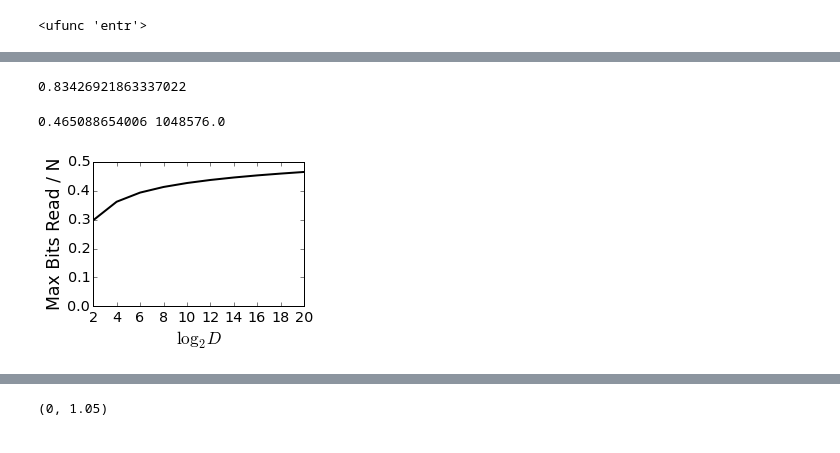
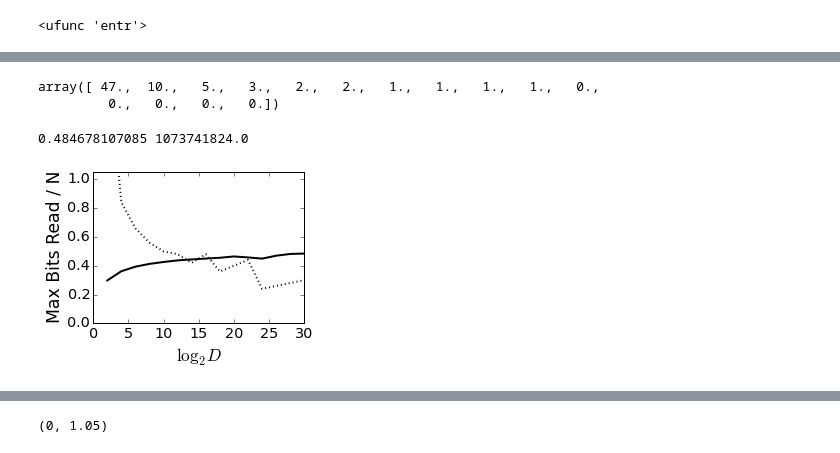
Before and after one commit to epaxon/HDlanguageDetection, a Jupyter notebook: hyperrnn_capacity-plate_derivation-161005.ipynb, the cells around one changed output, grey strips where cells are left out. Drawn from its saved outputs; the diff is of its cells as text; code cells hidden in the pictures.

Commit message:
finalized figures for capacity paper.

```diff
--- a/hyperrnn_capacity-plate_derivation-161005.ipynb
+++ b/hyperrnn_capacity-plate_derivation-161005.ipynb
@@ -489,0 +597,14 @@ savefig('figures/total_bits_per_element-lD=' + str(len(test_D)) + '-n' + time.st
+# %%
+N=40
+D_idx=-3
+
+MD = np.logspace(0, N, base=2)
+md_bound = 1- np.exp(-MD/(2**N))
+
+md_bound = 1- np.exp(-M*test_D[D_idx]/(2**N))
+#md_bound = 1-2**(-N)/(M*test_D[D_idx])
+
+#plot(MD/test_D[3] * np.log2(test_D[3]) / N, md_bound)
+plot(M * test_D[D_idx]/2**N, md_bound, 'r')
+
+#xscale('log')
@@ -2110,9 +2249,9 @@ scipy.special.entr
 # %%
 tst = time.time()
 
-N=1000
+N=50
 M=arange(3*N)+1
-test_D= np.array([2.0**(k+1) for k in arange(1, 21, 2)])
+test_D= np.array([2.0**(k+1) for k in arange(1, 31, 2)])
 #test_D = [2**k for k in range(1, 10)]
 
 M_max_idx = np.zeros_like(test_D)
@@ -2131,5 +2270,6 @@ for iD, D in enumerate(test_D):
     #print pc_max[iD], int(M_max_idx[iD]), pcorr[int(M_max_idx[iD])]
 
 
-print 'Elapsed: ', time.time() - tst
+
+    print 'Elapsed: ', time.time() - tst
 # %% [output]
@@ -2140,0 +2381,12 @@ int(M_max_idx[iD])
+# %%
+N=30
+
+p_c = np.zeros(12)
+D=2**N
+q = 0.5**N
+
+for i in range(len(p_c)):
+    #p_c[i] = q**i * (1-q)**(D-i)
+    p_c[i] = np.log(scipy.special.binom(D, i)) + i * np.log(q) + (D-i) * np.log(1-q)
+
+plot(np.exp(p_c))
@@ -2150,27 +2431,30 @@ print pcorr[np.argmax(pc_info)]
-# %%
-pcorr[int(M_max_idx[iD])]
-# %% [output]
-0.83426921863337022
+# %%
+M_max_idx
+#test_D
+# %% [output]
+array([ 47.,  10.,   5.,   3.,   2.,   2.,   1.,   1.,   1.,   1.,   0.,
+         0.,   0.,   0.,   0.])
 # %%
 figure(figsize=(4,3))
 
 #subplot(121)
 plot(np.log2(test_D), info_max/N, 'k', lw=2)
+plot(np.log2(test_D), M_max_idx/N * np.log2(test_D), ':k', lw=2)
 
 imax_idx = np.argmax(info_max)
 
 print info_max[imax_idx]/N, test_D[imax_idx]
 
 xlabel('$\log_2 D$')
 ylabel('Max Bits Read / N')
-ylim([0, 0.5])
+ylim([0, 1.05])
 
 
 
 plt.tight_layout()
 
 savefig('figures/max_info-5N-pcorr-n' + time.strftime('%y%m%d') + '.png', format='png', transparent=True)
 savefig('figures/max_info-5N-pcorr-n' + time.strftime('%y%m%d') + '.eps', format='eps', transparent=True)
 # %% [output]
-0.465088654006 1048576.0
+0.484678107085 1073741824.0
-[figure, old version]
+[figure, new version]
```
Also changed, not shown: parts of 38 cells of this notebook, 26 other files.
